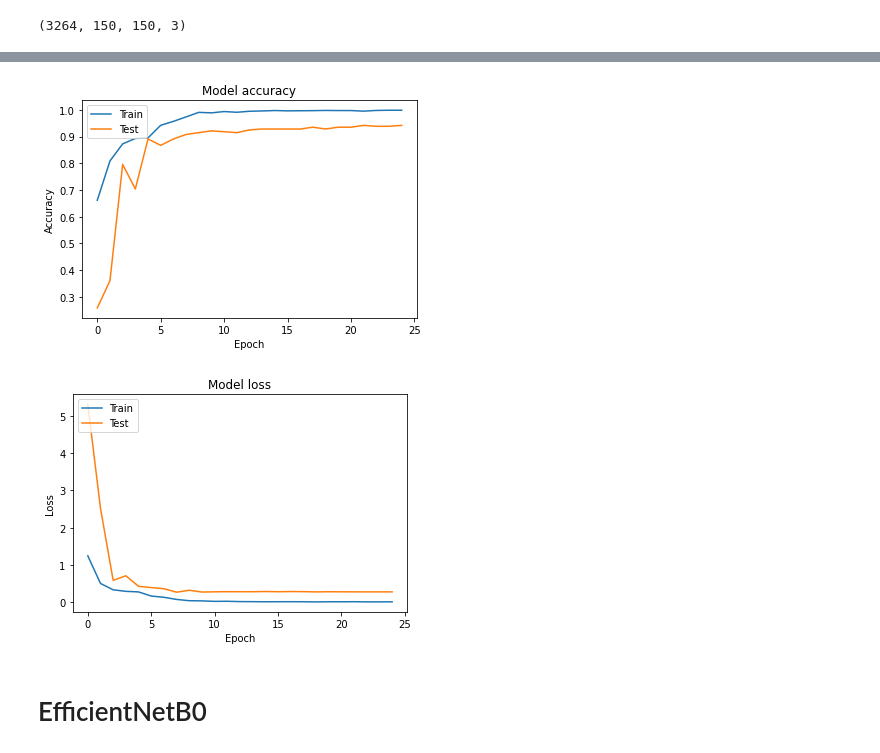
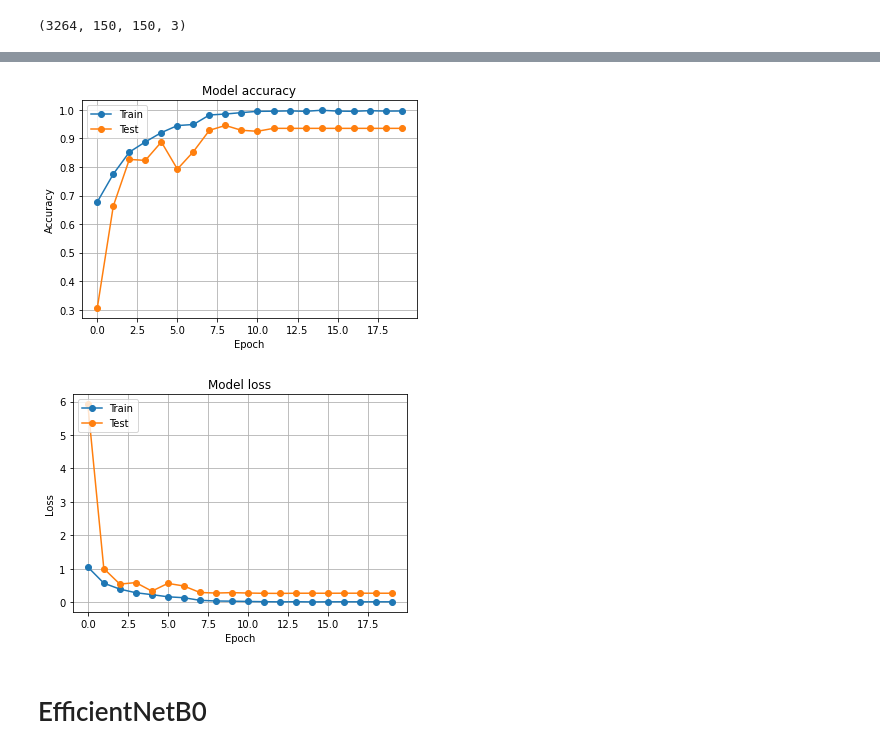
Before and after one commit to YasinnSoylu/Brain-Tumor-Classification-EfficientNetB0, a Jupyter notebook: brain-tumor-classification.ipynb, the cells around one changed output, grey strips where cells are left out. Cells and saved outputs as stored; diff of their text form; code cells hidden in the pictures.

```diff
--- a/brain-tumor-classification.ipynb
+++ b/brain-tumor-classification.ipynb
@@ -196,4 +173,4 @@ reduce_lr = ReduceLROnPlateau(monitor = 'val_accuracy', factor = 0.3, patience =
 # %%
-history = model.fit(X_train,y_train,validation_split=0.1, epochs =25, verbose=1, batch_size=32,
+history = model.fit(X_train,y_train,validation_split=0.1, epochs =20, verbose=1, batch_size=32,
                    callbacks=[tensorboard,checkpoint,reduce_lr])
 # %% [output]
@@ -238,23 +215,25 @@ Epoch 00025: val_accuracy did not improve from 0.94218
 # %%
-plt.plot(history.history['accuracy'])
-plt.plot(history.history['val_accuracy'])
+plt.plot(history.history['accuracy'],marker='o')
+plt.plot(history.history['val_accuracy'],marker='o')
 plt.title('Model accuracy')
 plt.ylabel('Accuracy')
 plt.xlabel('Epoch')
 plt.legend(['Train', 'Test'], loc='upper left')
+plt.grid()
 plt.show()
 
 # Plot loss values vs epoch
-plt.plot(history.history['loss'])
-plt.plot(history.history['val_loss'])
+plt.plot(history.history['loss'],marker='o')
+plt.plot(history.history['val_loss'],marker='o')
 plt.title('Model loss')
 plt.ylabel('Loss')
 plt.xlabel('Epoch')
 plt.legend(['Train', 'Test'], loc='upper left')
+plt.grid()
 plt.show()
 # %% [output]
-[figure, old version]
+[figure, new version]
-[figure, old version]
+[figure, new version]
 # %% [markdown]
 # EfficientNetB0
 # %%
```
Also changed, not shown: parts of 14 cells of this notebook.
